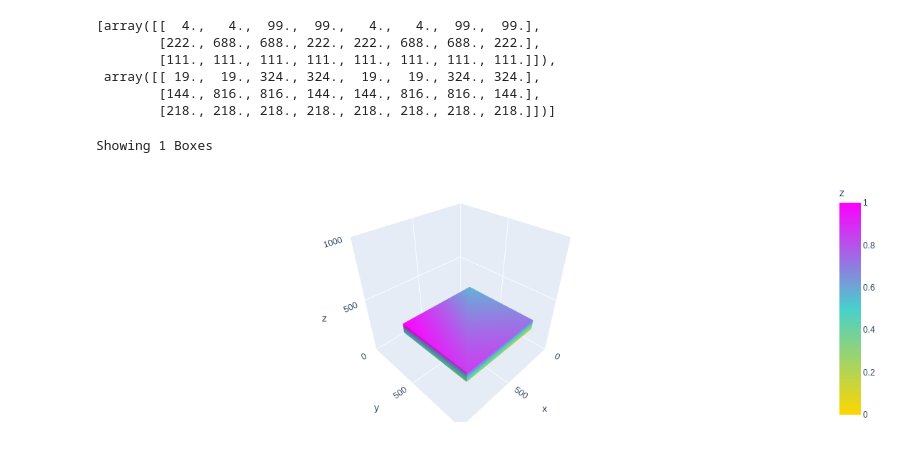
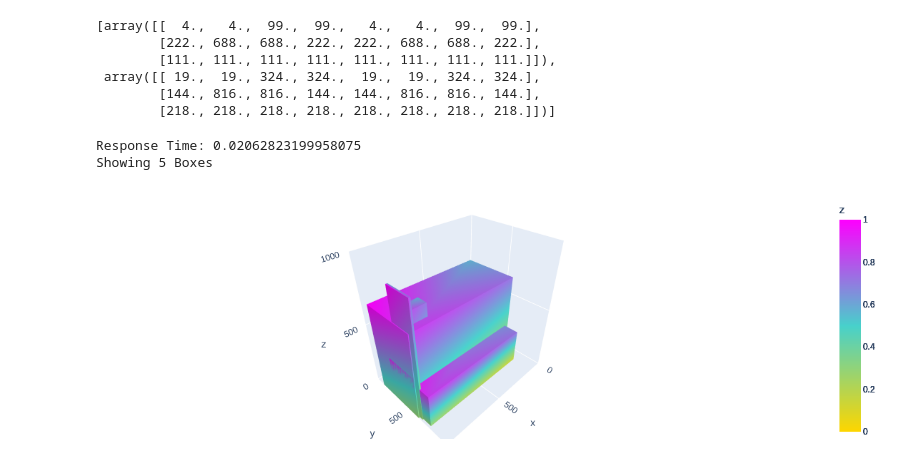
Before and after one commit to richardautry/spatial_partition_storage, a Jupyter notebook: spatial_partitioning.ipynb, the cells around one changed output. Saved outputs shown, nothing was run; the diff lists cells and outputs as text; code cells hidden in the pictures.

Commit message:
Generate script works well. Now timing response times in notebook as well

```diff
--- a/spatial_partitioning.ipynb
+++ b/spatial_partitioning.ipynb
@@ -129,10 +130,14 @@ response_boxes[:2]
         [144., 816., 816., 144., 144., 816., 816., 144.],
         [218., 218., 218., 218., 218., 218., 218., 218.]])]
 # %%
-response = requests.get(f"{boxes_url}?x=100&y=800&z=200")
+start = perf_counter()
+response = requests.get(f"{boxes_url}?x=990&y=500&z=100")
+end = perf_counter()
 response_boxes = [convert_box_json_to_nparray(box) for box in response.json()]
+print(f"Response Time: {end - start}")
 print(f"Showing {len(response_boxes)} Boxes")
 show_3d_boxes(response_boxes)
 # %% [output]
-Showing 1 Boxes
+Response Time: 0.02062823199958075
+Showing 5 Boxes
-[figure, old version]
+[figure, new version]
```
Also changed, not shown: parts of 2 cells of this notebook, 2 other files.
